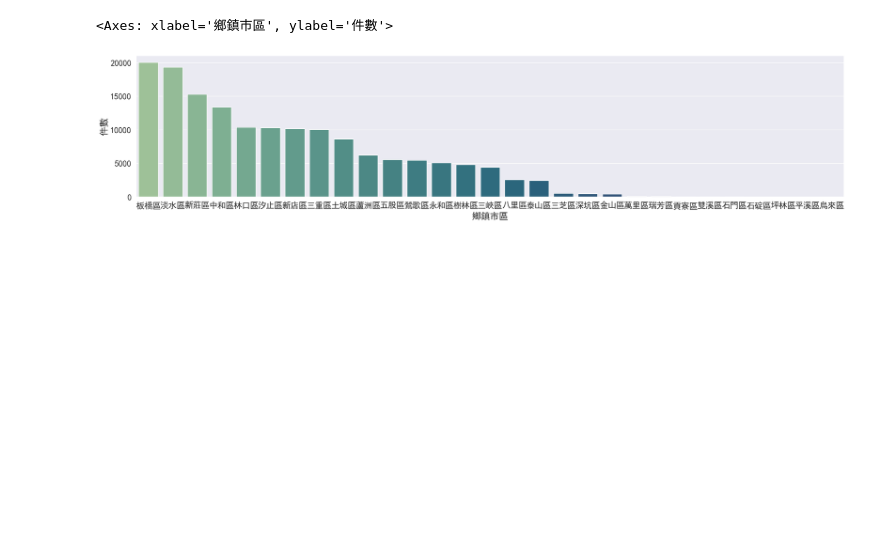
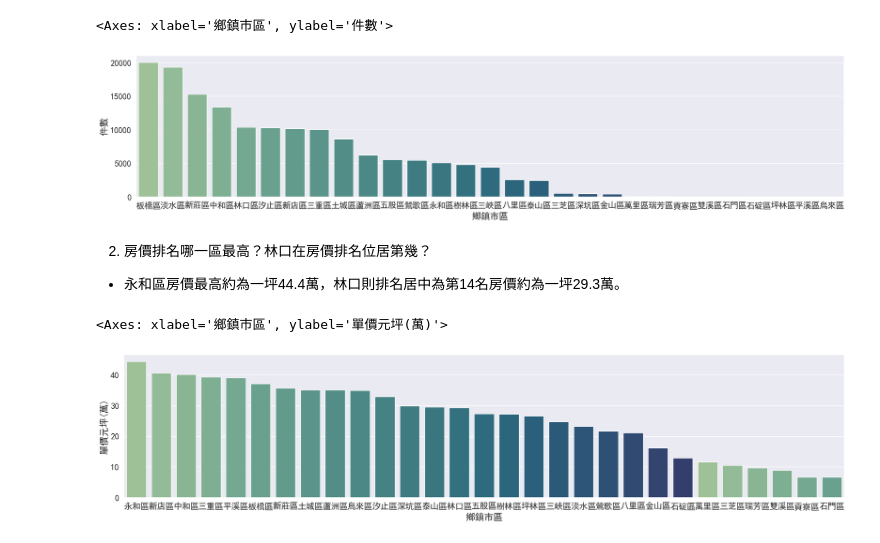
Before and after one commit to chinchi777/New_Taipei_City_House_Price_Analysis_Using_Python, a Jupyter notebook: Newtaipei_House_Sell_Analysis.ipynb, the cells around one changed output. Saved outputs shown, nothing was run; the diff lists cells and outputs as text; code cells hidden in the pictures; blank space fills up the shorter version.

```diff
--- a/Newtaipei_House_Sell_Analysis.ipynb
+++ b/Newtaipei_House_Sell_Analysis.ipynb
@@ -240,3 +233,5 @@ sns.barplot(x="鄉鎮市區",y="件數",data=df_resident_case,errorbar=None,pale
 # %% [output]
 <Axes: xlabel='鄉鎮市區', ylabel='件數'>
 [figure]
+# %%
+new_df_resident_unitprice=new_df_resident_without.groupby(['鄉鎮市區']).mean().reset_index().sort_values('建物移轉總面積平方公尺',ascending=False)
@@ -242,0 +240,10 @@ sns.barplot(x="鄉鎮市區",y="件數",data=df_resident_case,errorbar=None,pale
+# %% [markdown]
+2. 房價排名哪一區最高？林口在房價排名位居第幾？
+
+  - 永和區房價最高約為一坪44.4萬，林口則排名居中為第14名房價約為一坪29.3萬。
+# %%
+
+sns.barplot(x="鄉鎮市區",y="單價元坪(萬)",data=new_df_resident_unitprice,errorbar=None,palette=sns.color_palette("crest",23))
+# %% [output]
+<Axes: xlabel='鄉鎮市區', ylabel='單價元坪(萬)'>
+[figure, added]
```
Also changed, not shown: parts of 19 cells of this notebook.
